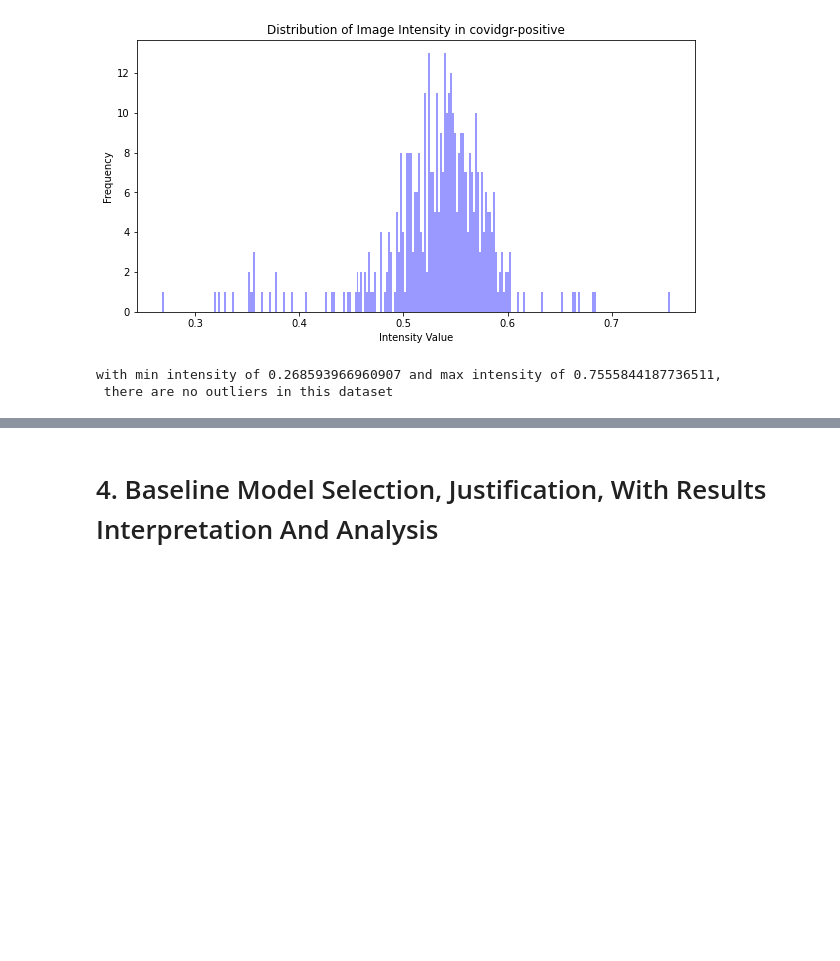
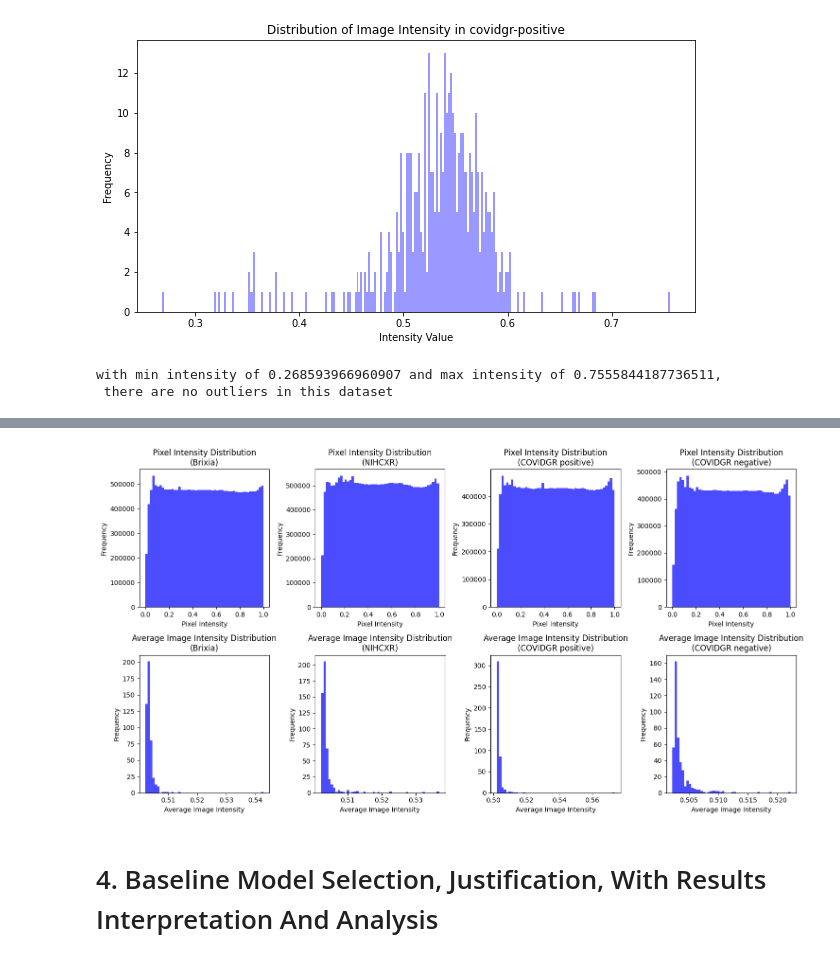
Before and after one commit to adcollin/COVID-detection-from-XRay, a Jupyter notebook: baseline_transfer_models.ipynb, the cells around one changed output, grey strips where cells are left out. Cells and saved outputs as stored; diff of their text form; code cells hidden in the pictures; blank space fills up the shorter version.

```diff
--- a/baseline_transfer_models.ipynb
+++ b/baseline_transfer_models.ipynb
@@ -337,3 +532,38 @@ with min intensity of 0.268593966960907 and max intensity of 0.7555844187736511,
+# %%
+# Define the number of rows and columns for subplots
+num_rows = 2
+num_cols = len(datasets)
+
+# Create subplots
+fig, axs = plt.subplots(num_rows, num_cols, figsize=(15, 8))
+
+# Loop over each dataset
+for col, (dataset, dataset_name) in enumerate(zip(datasets, dataset_names)):
+    # Flatten the pixel values to compute histogram
+    pixel_values = dataset.flatten()
+
+    # Generate histogram for pixel intensity distribution
+    axs[0, col].hist(pixel_values, bins=50, color='blue', alpha=0.7)
+    axs[0, col].set_title(f'Pixel Intensity Distribution\n({dataset_name})')
+    axs[0, col].set_xlabel('Pixel Intensity')
+    axs[0, col].set_ylabel('Frequency')
+
+    # Flatten the image values to compute histogram
+    image_values = np.mean(dataset, axis=(1,2,3))
+
+    # Generate histogram for average image intensity distribution
+    axs[1, col].hist(image_values, bins=50, color='blue', alpha=0.7)
+    axs[1, col].set_title(f'Average Image Intensity Distribution\n({dataset_name})')
+    axs[1, col].set_xlabel('Average Image Intensity')
+    axs[1, col].set_ylabel('Frequency')
+
+# Adjust layout to prevent overlap
+plt.tight_layout()
+
+# Show the plot
+plt.show()
+# %% [output]
+[figure, added]
 # %% [markdown]
 <a id="baseline_model"></a>
 # 4. Baseline Model Selection, Justification, With Results Interpretation And Analysis
```
Also changed, not shown: parts of 15 cells of this notebook, 1 other file.
